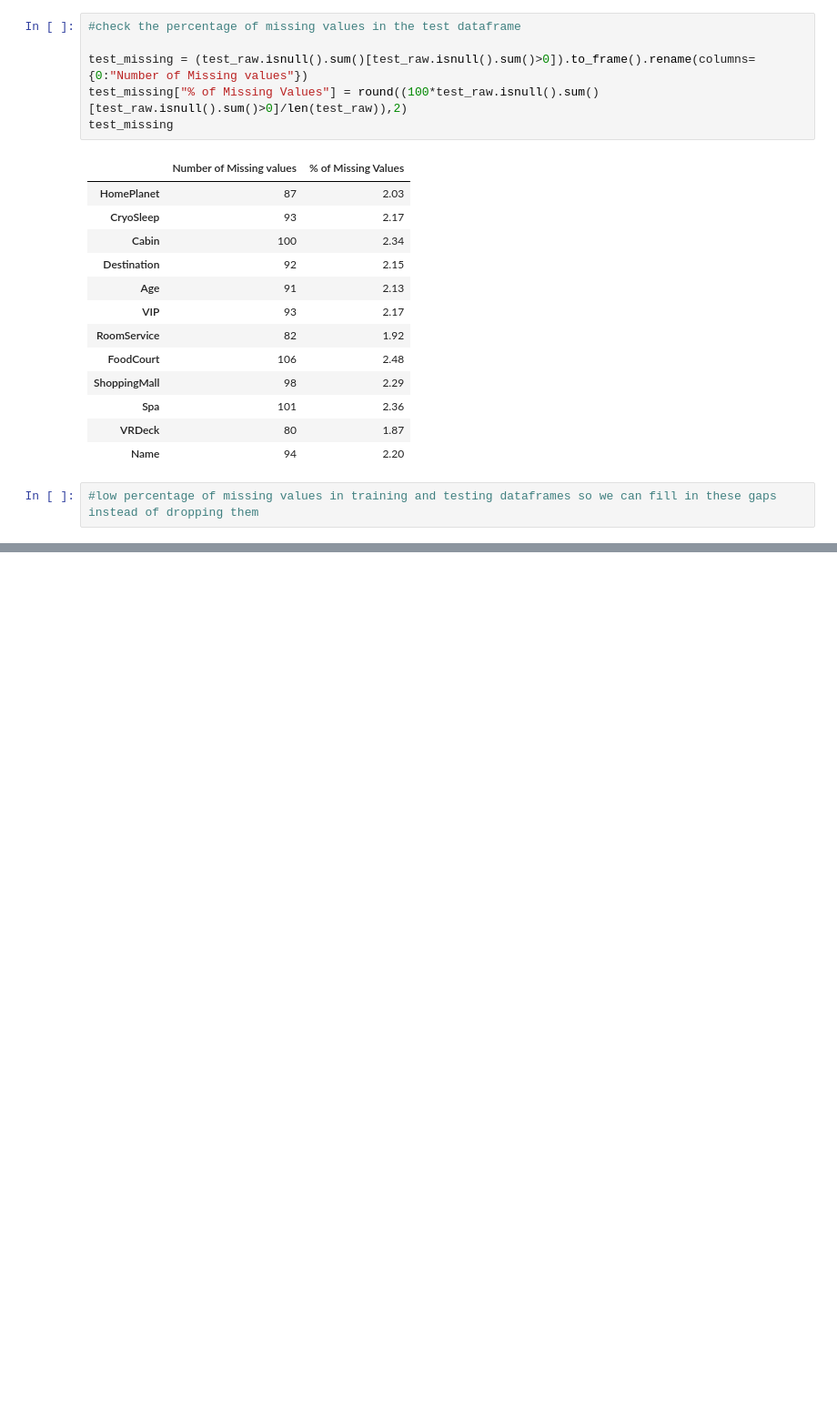
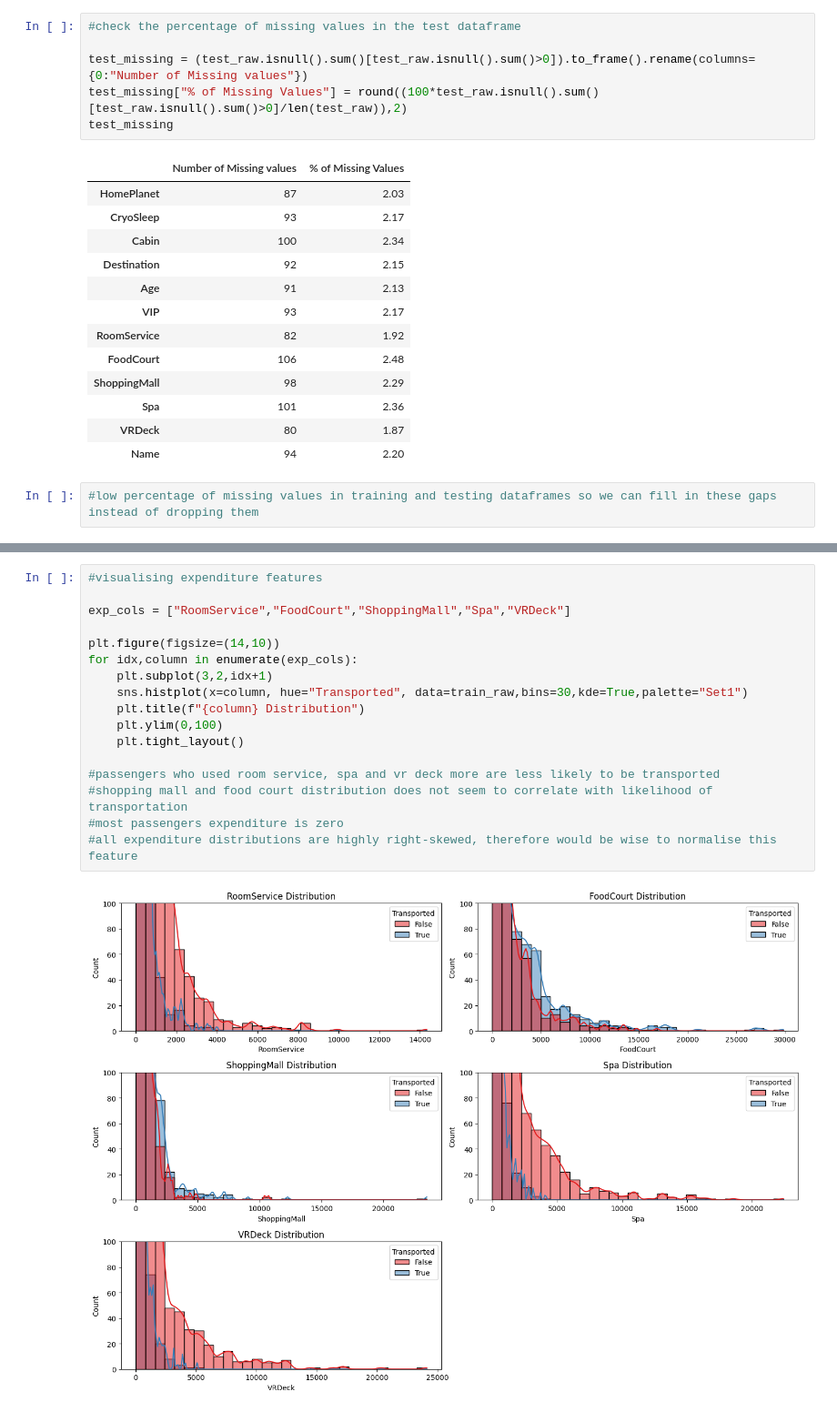
Before and after one commit to sophieporton/spaceship_titanic, a Jupyter notebook: EDA.ipynb, the cells around one changed output, grey strips where cells are left out. Shown at 91% size. Cells and saved outputs as stored; diff of their text form; blank space fills up the shorter version.

```diff
--- a/EDA.ipynb
+++ b/EDA.ipynb
@@ -133,0 +161,19 @@ dtype: int64
+# %%
+#visualising expenditure features
+
+exp_cols = ["RoomService","FoodCourt","ShoppingMall","Spa","VRDeck"]
+
+plt.figure(figsize=(14,10))
+for idx,column in enumerate(exp_cols):
+    plt.subplot(3,2,idx+1)
+    sns.histplot(x=column, hue="Transported", data=train_raw,bins=30,kde=True,palette="Set1")
+    plt.title(f"{column} Distribution")
+    plt.ylim(0,100)
+    plt.tight_layout()
+
+#passengers who used room service, spa and vr deck more are less likely to be transported
+#shopping mall and food court distribution does not seem to correlate with likelihood of transportation
+#most passengers expenditure is zero
+#all expenditure distributions are highly right-skewed, therefore would be wise to normalise this feature
+# %% [output]
+[figure, added]
```
Also changed, not shown: parts of 5 cells of this notebook.
